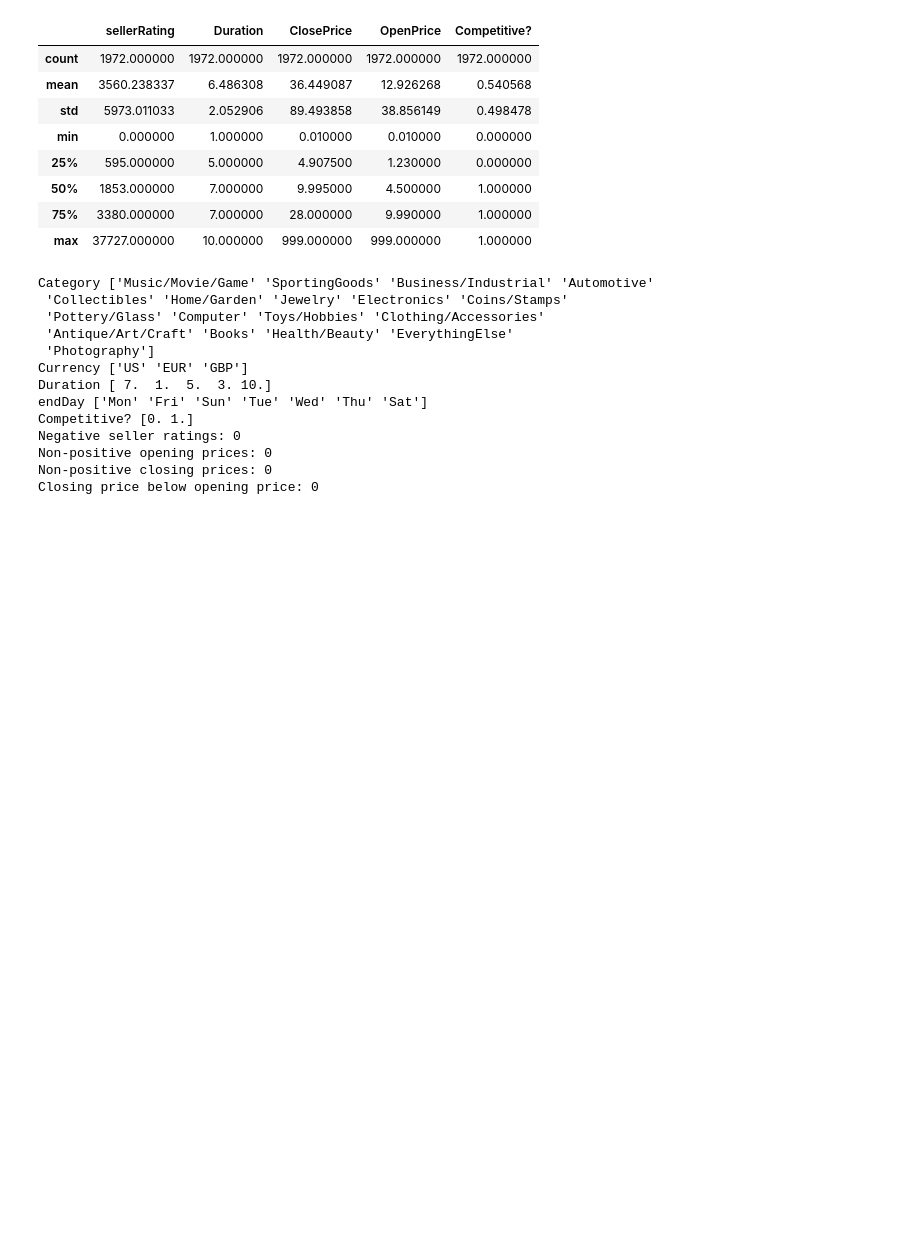
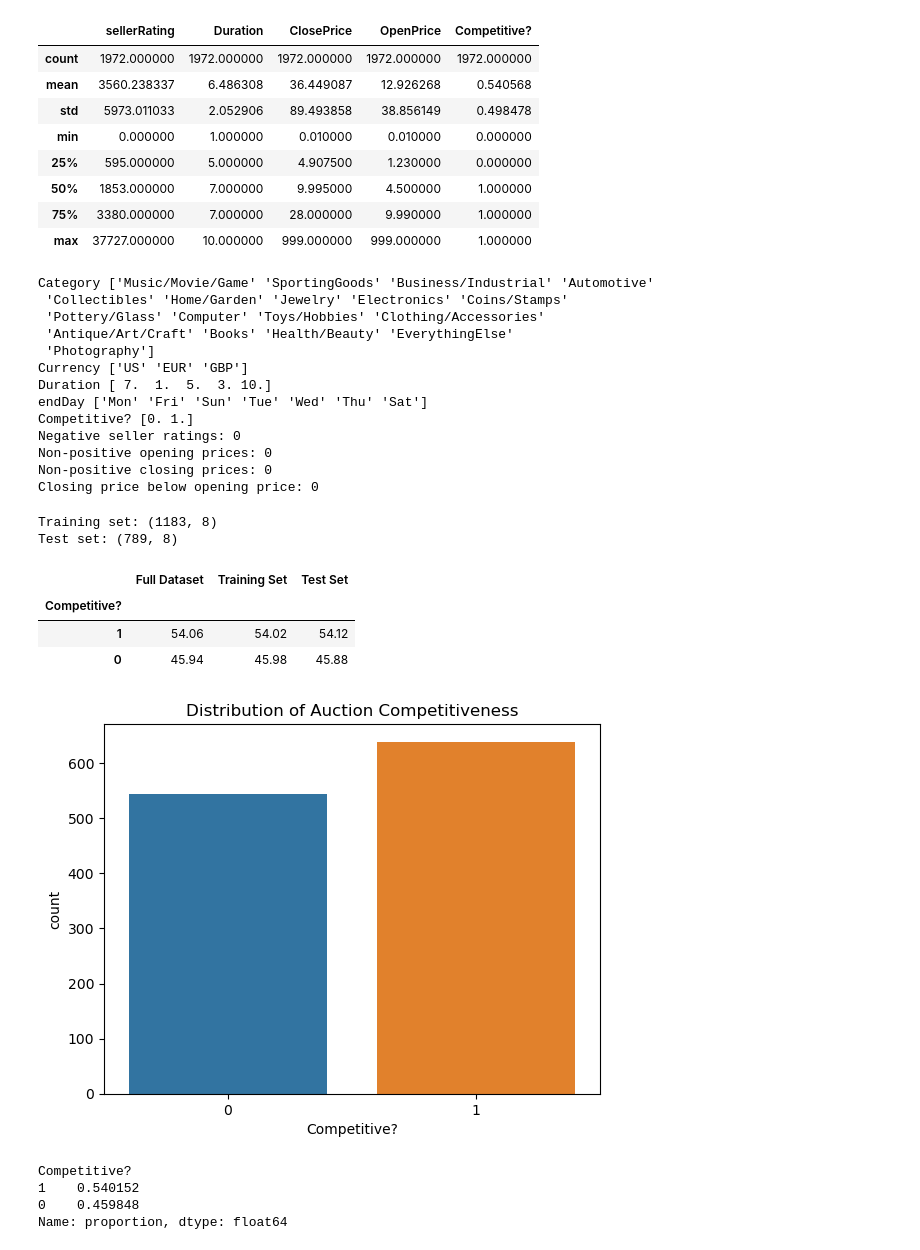
Before and after one commit to janniaq/8413_GA2, a Jupyter notebook: data.ipynb, the cells around one changed output. Saved outputs shown, nothing was run; the diff lists cells and outputs as text; code cells hidden in the pictures; blank space fills up the shorter version.

Commit message:
Add auction analysis updates
Co-authored-by: Copilot <223556219+Copilot@users.noreply.github.com>

```diff
--- a/data.ipynb
+++ b/data.ipynb
@@ -177,3 +177,69 @@ for col in categorical_cols:
     df[col] = df[col].astype("category")
 
 df["Competitive?"] = df["Competitive?"].astype(int)
+# %%
+target = "Competitive?"
+
+# Model 1: All available predictors
+all_predictors = [
+    "Category",
+    "Currency",
+    "sellerRating",
+    "Duration",
+    "endDay",
+    "ClosePrice",
+    "OpenPrice"
+]
+
+# Model 2 and k-NN: Predictors available before auction
+practical_predictors = [
+    col for col in all_predictors
+    if col != "ClosePrice"
+]
+# %%
+train_df, test_df = train_test_split(
+    df,
+    test_size=0.4,
+    random_state=5,
+    stratify=df[target]
+)
+
+y_train = train_df[target].copy()
+y_test = test_df[target].copy()
+
+print("Training set:", train_df.shape)
+print("Test set:", test_df.shape)
+# %% [output]
+Training set: (1183, 8)
+Test set: (789, 8)
+# %%
+distribution = pd.DataFrame({
+    "Full Dataset":
+        df[target].value_counts(normalize=True),
+
+    "Training Set":
+        y_train.value_counts(normalize=True),
+
+    "Test Set":
+        y_test.value_counts(normalize=True)
+}) * 100
+
+display(distribution.round(2))
+# %% [output]
+|  | Full Dataset | Training Set | Test Set |
+| Competitive? |  |  |  |
+| 1 | 54.06 | 54.02 | 54.12 |
+| 0 | 45.94 | 45.98 | 45.88 |
+# %%
+sns.countplot(data=train_df, x="Competitive?")
+plt.title("Distribution of Auction Competitiveness")
+plt.show()
+# %% [output]
+[figure, added]
+# %%
+train_df["Competitive?"].value_counts(normalize=True)
+# %% [output]
+Competitive?
+1    0.540152
+0    0.459848
+Name: proportion, dtype: float64
```
Also changed, not shown: parts of 1 cell of this notebook.
